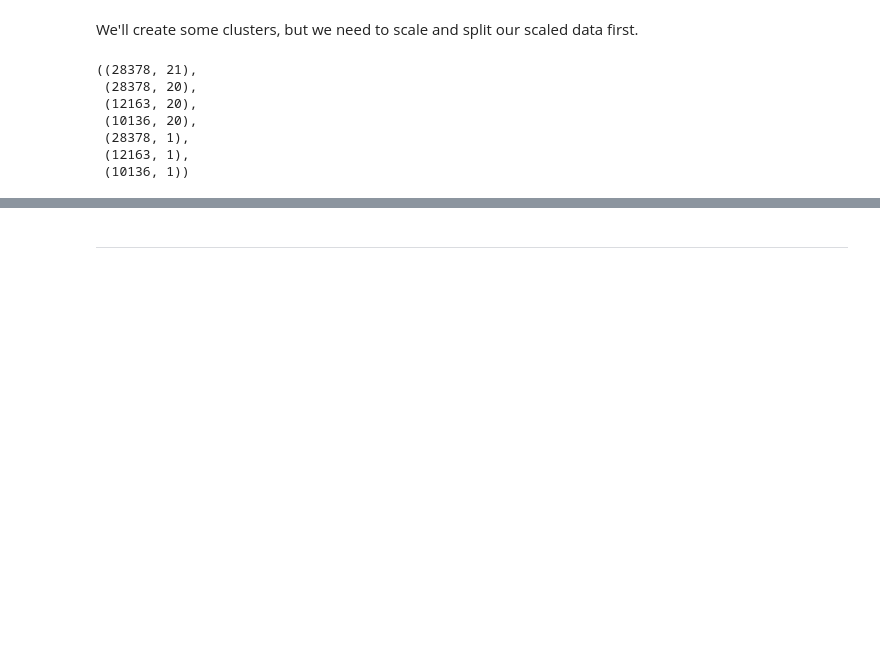
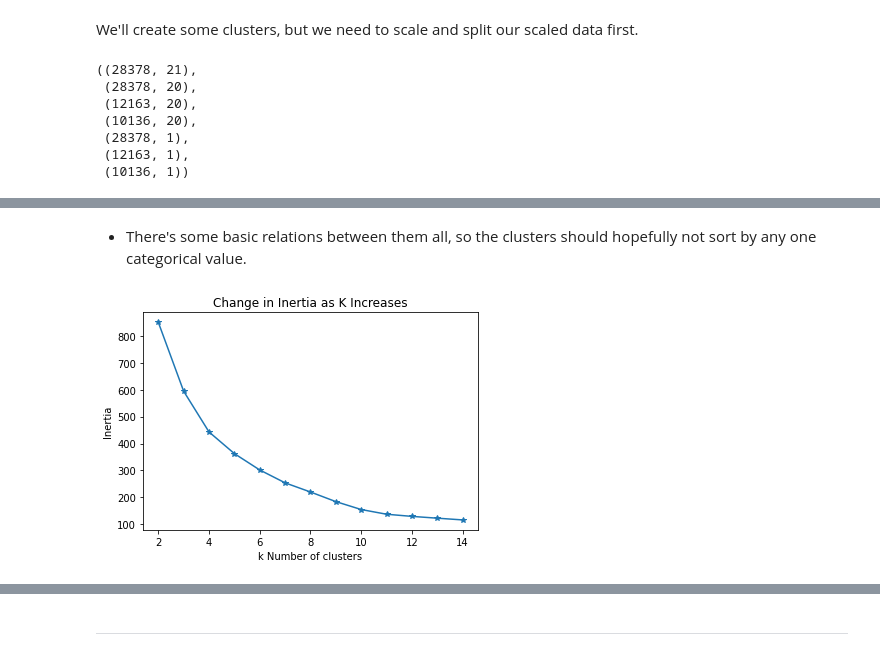
Before and after one commit to Lewis-Park-Bench/Cluster-Project, a Jupyter notebook: final_notebook.ipynb, the cells around one changed output, grey strips where cells are left out. Cells and saved outputs as stored; diff of their text form; code cells hidden in the pictures; blank space fills up the shorter version.

```diff
--- a/final_notebook.ipynb
+++ b/final_notebook.ipynb
@@ -223,0 +248,6 @@ X_test_s['area_dollar_clusters'] = cluster(X_test_s, ['structure_dollar_per_sqft
+# %% [markdown]
+- There's some basic relations between them all, so the clusters should hopefully not sort by any one categorical value.
+# %%
+elbow(train_scaled, ['bedrooms', 'bathrooms','area'])
+# %% [output]
+[figure, added]
```
Also changed, not shown: parts of 22 cells of this notebook, 1 other file.
